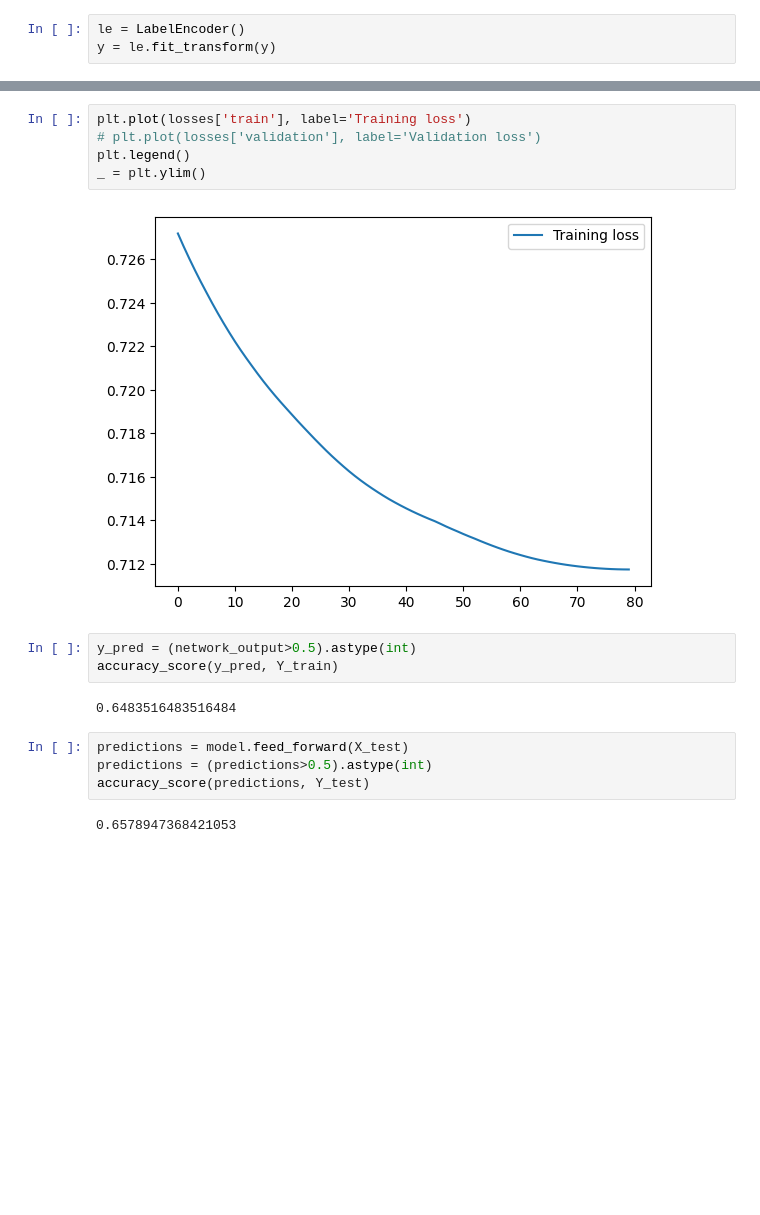
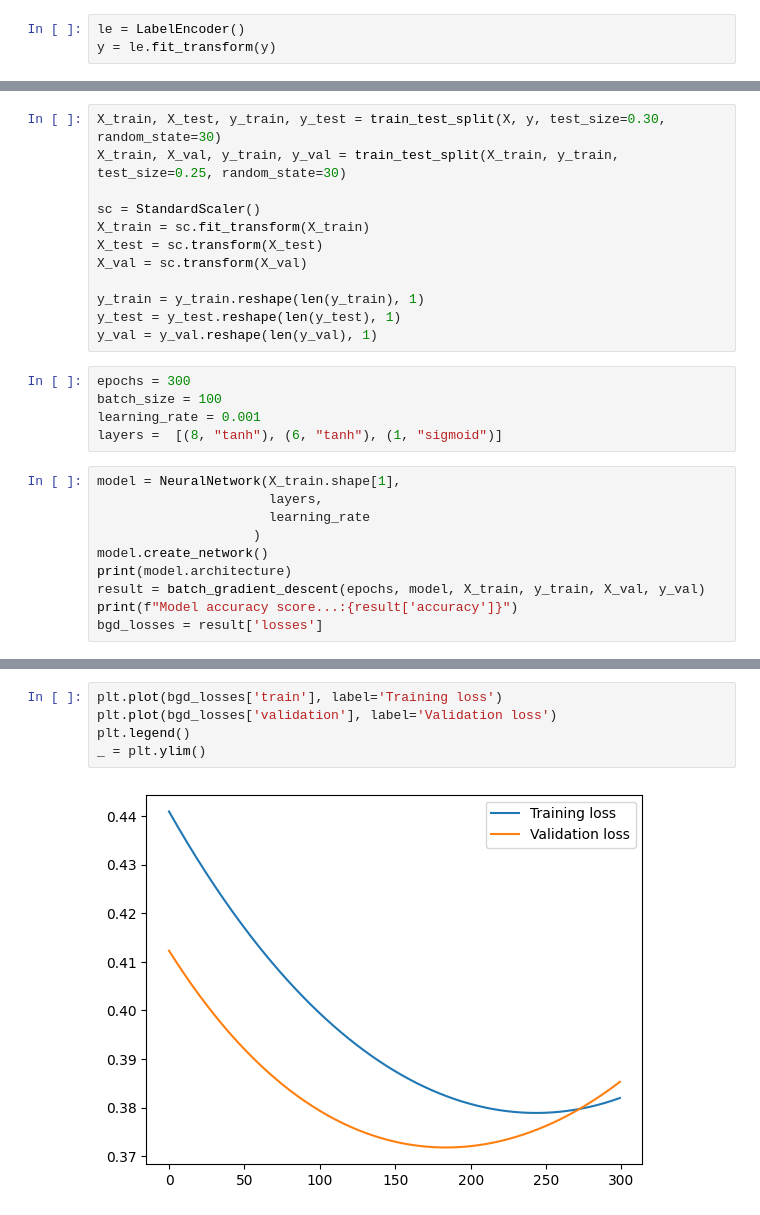
Before and after one commit to tinuademargaret/AI-Scratch, a Jupyter notebook: ANN.ipynb, the cells around one changed output, grey strips where cells are left out. Saved outputs shown, nothing was run; the diff lists cells and outputs as text; blank space fills up the shorter version.

Commit message:
adds validation loss

```diff
--- a/ANN.ipynb
+++ b/ANN.ipynb
@@ -95,0 +52,27 @@ Progress: 98.8% ... Training loss: 0.7117440469354923
+# %%
+X_train, X_test, y_train, y_test = train_test_split(X, y, test_size=0.30, random_state=30)
+X_train, X_val, y_train, y_val = train_test_split(X_train, y_train, test_size=0.25, random_state=30)
+
+sc = StandardScaler()
+X_train = sc.fit_transform(X_train)
+X_test = sc.transform(X_test)
+X_val = sc.transform(X_val)
+
+y_train = y_train.reshape(len(y_train), 1)
+y_test = y_test.reshape(len(y_test), 1)
+y_val = y_val.reshape(len(y_val), 1)
+# %%
+epochs = 300
+batch_size = 100
+learning_rate = 0.001
+layers =  [(8, "tanh"), (6, "tanh"), (1, "sigmoid")]
+# %%
+model = NeuralNetwork(X_train.shape[1],
+                      layers,
+                      learning_rate
+                    )
+model.create_network()
+print(model.architecture)
+result = batch_gradient_descent(epochs, model, X_train, y_train, X_val, y_val)
+print(f"Model accuracy score...:{result['accuracy']}")
+bgd_losses = result['losses']
@@ -96,18 +97,7 @@ Progress: 98.8% ... Training loss: 0.7117440469354923
 # %%
-plt.plot(losses['train'], label='Training loss')
-# plt.plot(losses['validation'], label='Validation loss')
+plt.plot(bgd_losses['train'], label='Training loss')
+plt.plot(bgd_losses['validation'], label='Validation loss')
 plt.legend()
 _ = plt.ylim()
 # %% [output]
-[figure, old version]
+[figure, new version]
-# %%
-y_pred = (network_output>0.5).astype(int)
-accuracy_score(y_pred, Y_train)
-# %% [output]
-0.6483516483516484
-# %%
-predictions = model.feed_forward(X_test)
-predictions = (predictions>0.5).astype(int)
-accuracy_score(predictions, Y_test)
-# %% [output]
-0.6578947368421053
```
Also changed, not shown: parts of 12 cells of this notebook, 4 other files.
